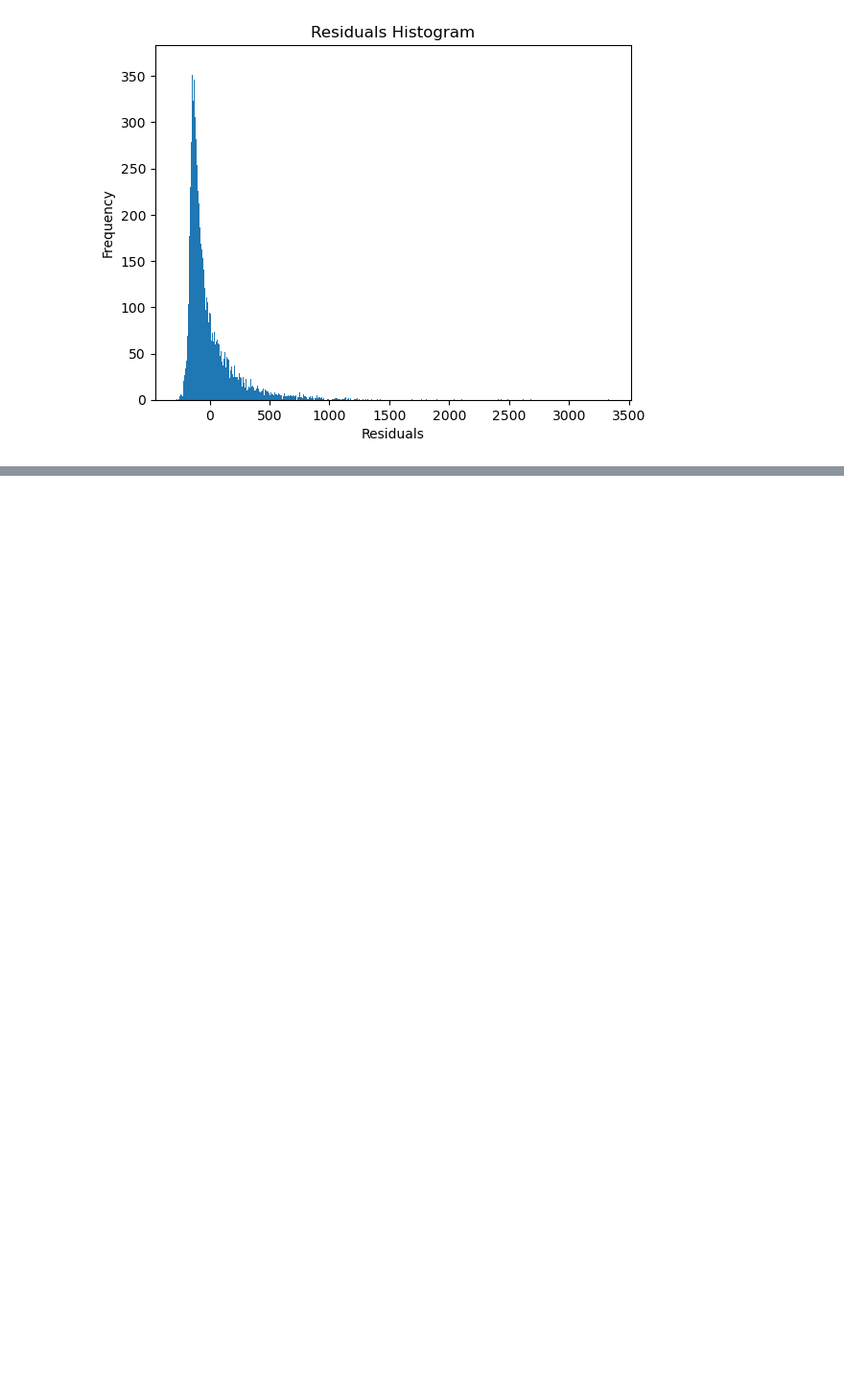
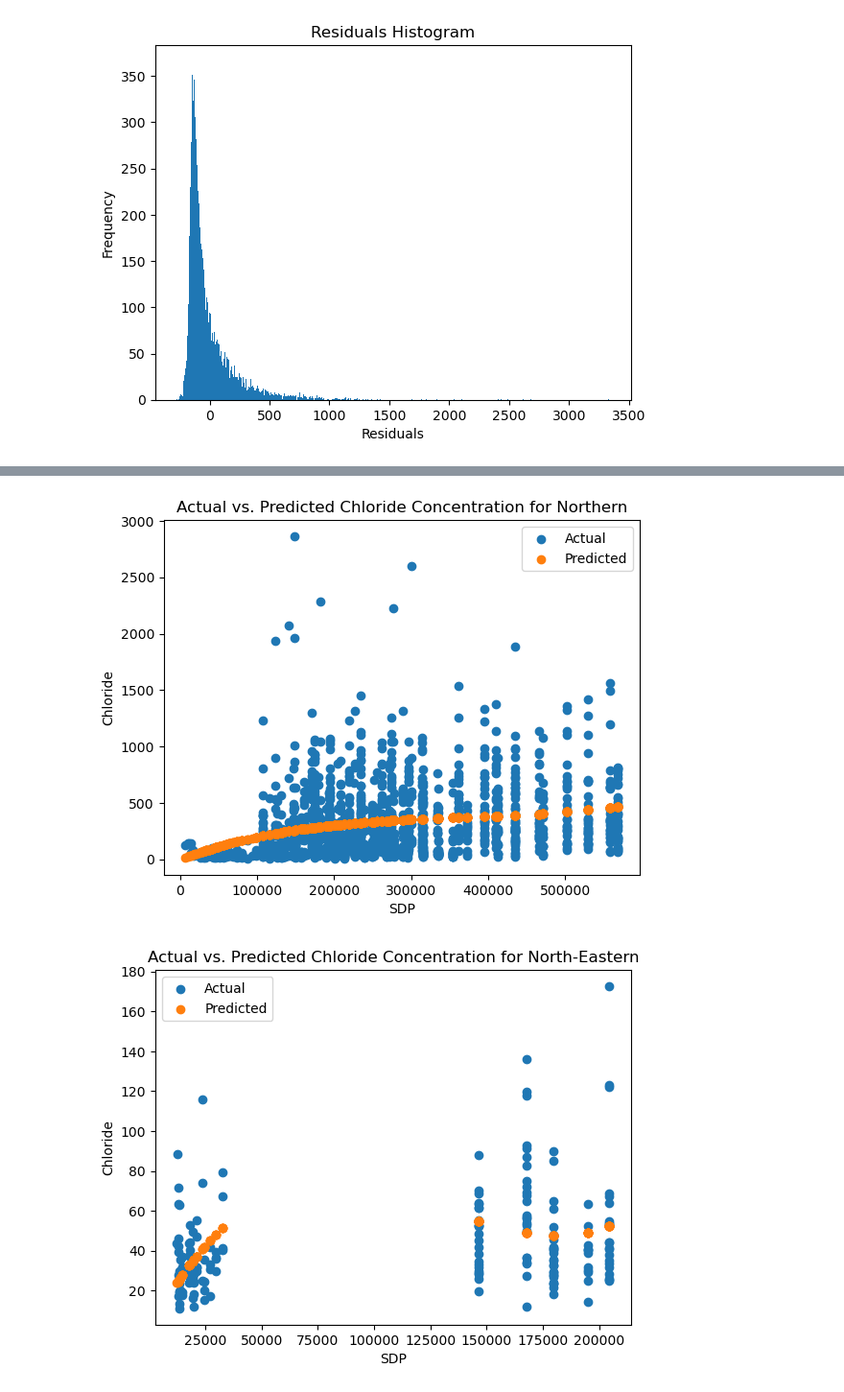
Before and after one commit to regular-life/Eco-Project, a Jupyter notebook: main.ipynb, the cells around one changed output, grey strips where cells are left out. Shown at 96% size. Cells and saved outputs as stored; diff of their text form; code cells hidden in the pictures; blank space fills up the shorter version.

```diff
--- a/main.ipynb
+++ b/main.ipynb
@@ -424,0 +540,53 @@ for year in years:
+# %%
+# divide region into regions
+# Northern: Chandigarh, Delhi, Haryana, Himachal Pradesh, Jammu and Kashmir, Ladakh, Punjab, Rajasthan
+# North-Eastern: Arunachal Pradesh, Assam, Manipur, Meghalya, Mizoram, Nagaland, Tripura
+# Eastern: Andaman and Nicobar Islands, Bihar, Jharkhand, Odisha, Sikkim, West Bengal
+# Central: Chattisgarh, Madhya Pradesh, Uttar Pradesh, Uttarakhand
+# Western: Dadra and Nagar Haveli, Daman and Diu, Goa, Gujarat, Maharashtra
+# Southern: Andhra Pradesh, Karnataka, Kerala, Tamil Nadu, Telangana, Lakshadweep, Pondicherry
+# apply gwq = b0 + b1sdp + b2sdp^2 + b3sdp^3 + d1GINI + ui,t for each region and print the results, also print graph
+df_gwq = pd.read_csv('filtered_gwq_sdp_gini.csv')
+# Define regions
+regions = {
+    'Northern': ['Chandigarh', 'Delhi', 'Haryana', 'Himachal Pradesh', 'Jammu and Kashmir', 'Ladakh', 'Punjab', 'Rajasthan'],
+    'North-Eastern': ['Arunachal Pradesh', 'Assam', 'Manipur', 'Meghalaya', 'Mizoram', 'Nagaland', 'Tripura'],
+    'Eastern': ['Andaman and Nicobar Islands', 'Bihar', 'Jharkhand', 'Odisha', 'Sikkim', 'West Bengal'],
+    'Central': ['Chattisgarh', 'Madhya Pradesh', 'Uttar Pradesh', 'Uttarakhand'],
+    'Western': ['Dadra and Nagar Haveli', 'Daman and Diu', 'Goa', 'Gujarat', 'Maharashtra'],
+    'Southern': ['Andhra Pradesh', 'Karnataka', 'Kerala', 'Tamil Nadu', 'Telangana', 'Lakshadweep', 'Pondicherry']
+}
+# Create a new dataframe to store the results
+df_results = pd.DataFrame(columns=['Region', 'R-squared', 'Beta0', 'Beta1', 'Beta2', 'Beta3', 'Beta4'])
+# Fit the cubic regression model for each region
+for region, states in regions.items():
+    df_region = df_gwq[df_gwq['state'].isin(states)]
+    X = df_region[['sdp', 'gini']]
+    Y = df_region['chloride']
+    X = sm.add_constant(X)
+    X['sdp_squared'] = X['sdp'] ** 2
+    X['sdp_cubed'] = X['sdp'] ** 3
+    model = sm.OLS(Y, X).fit()
+    r_squared = model.rsquared
+    beta0 = model.params['const']
+    beta1 = model.params['sdp']
+    beta2 = model.params['sdp_squared']
+    beta3 = model.params['sdp_cubed']
+    beta4 = model.params['gini']
+    # print(model.summary())
+    df_results = pd.concat([df_results, pd.DataFrame({'Region': [region], 'R-squared': [r_squared], 'Beta0': [beta0], 'Beta1': [beta1], 'Beta2': [beta2], 'Beta3': [beta3], 'Beta4': [beta4]})], ignore_index=True)
+    # Plot 1: Groundwater quality indicator (chloride) on Y-axis and SDP on X-axis
+    plt.scatter(df_region['sdp'], df_region['chloride'], label='Actual')
+    plt.scatter(df_region['sdp'], model.predict(X), label='Predicted')
+    plt.xlabel('SDP')
+    plt.ylabel('Chloride')
+    plt.title('Actual vs. Predicted Chloride Concentration for ' + region)
+    plt.legend()
+    plt.show()
+# Print the results
+print(df_results)
+# save results to a csv file
+df_results.to_csv('region_results.csv', index=False)
+# %% [output]
+[figure, added]
+[figure, added]
```
Also changed, not shown: parts of 12 cells of this notebook, 1 other file.
